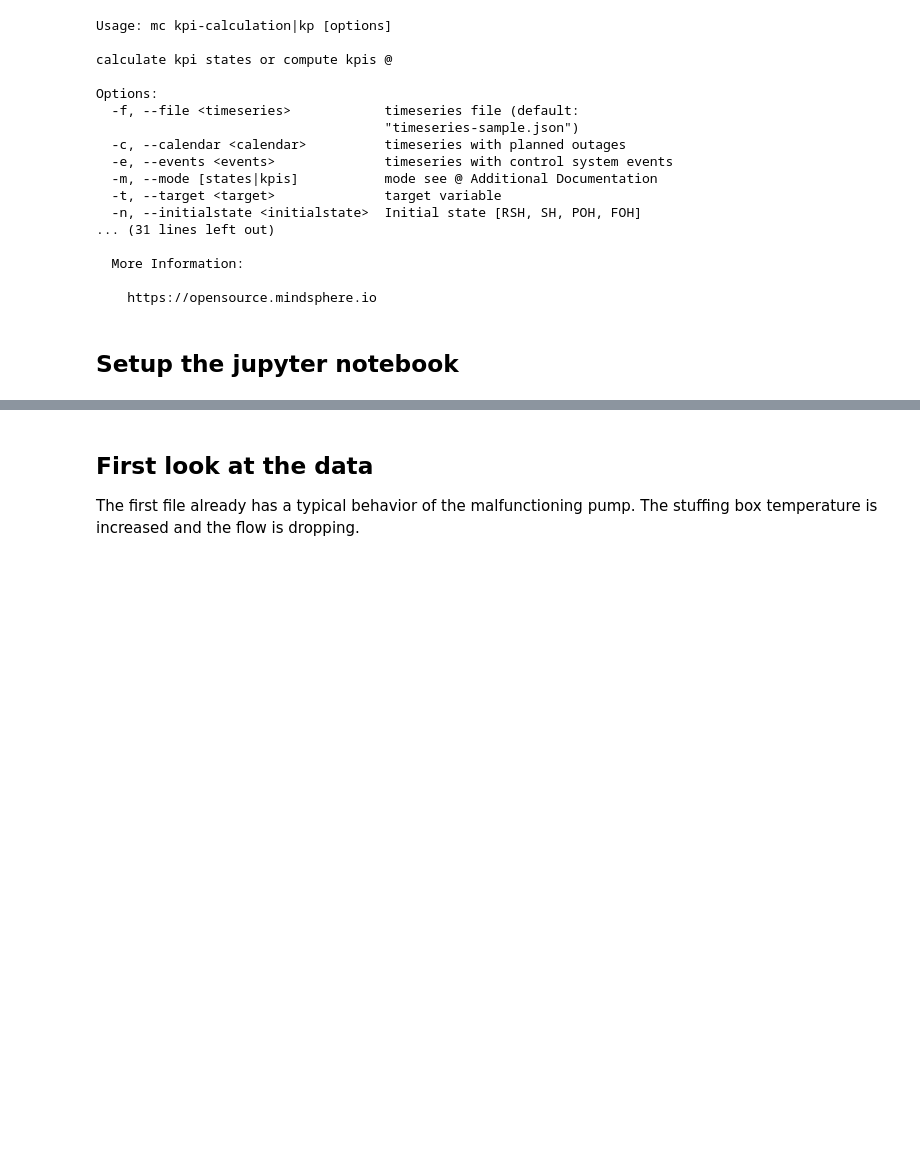
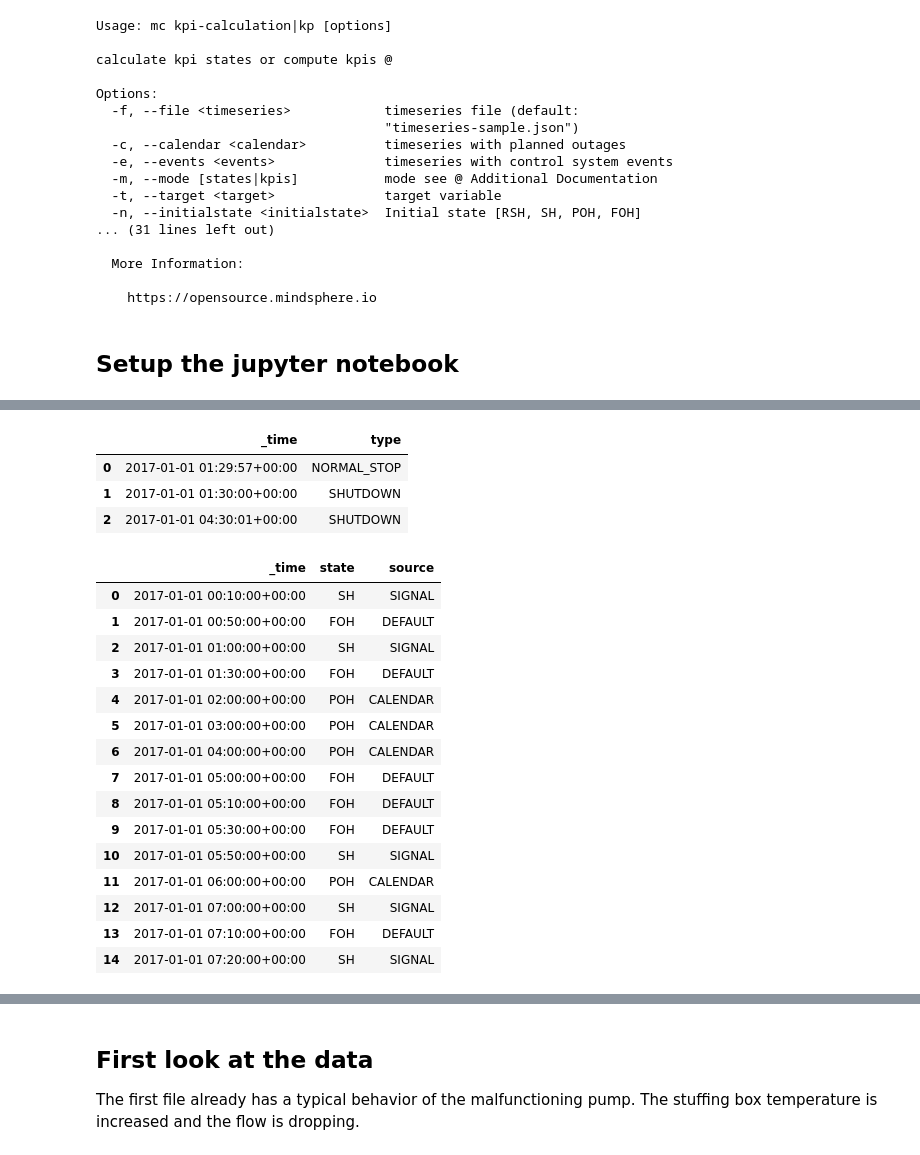
Before and after one commit to mindsphere/analytics-examples, a Jupyter notebook: kpi-calculation.ipynb, the cells around one changed output, grey strips where cells are left out. Saved outputs shown, nothing was run; the diff lists cells and outputs as text; code cells hidden in the pictures; blank space fills up the shorter version.

```diff
--- a/kpi-calculation.ipynb
+++ b/kpi-calculation.ipynb
@@ -64,0 +141,3 @@ This uses the example request from the documentation for calculation
+# %%
+calendar = pd.read_json("./data/kpis/calendar.json")
+calendar
@@ -64,0 +154,39 @@ This uses the example request from the documentation for calculation
+# %%
+events = pd.read_json("./data/kpis/sample-events.json")
+events
+# %% [output]
+|  | _time | type |
+| 0 | 2017-01-01 01:29:57+00:00 | NORMAL_STOP |
+| 1 | 2017-01-01 01:30:00+00:00 | SHUTDOWN |
+| 2 | 2017-01-01 04:30:01+00:00 | SHUTDOWN |
+# %%
+!mc kpi-calculation \
+--mode states \
+--file "./data/kpis/sample-timeseries.json" \
+--calendar "./data/kpis/calendar.json" \
+--events "./data/kpis/sample-events.json" \
+--target sensor \
+--threshold 1.1 \
+--shutdown 5000 \
+--passkey $passkey \
+> temp/compressor-states.json
+
+compressor = pd.read_json("./temp/compressor-states.json")
+compressor
+# %% [output]
+|  | _time | state | source |
+| 0 | 2017-01-01 00:10:00+00:00 | SH | SIGNAL |
+| 1 | 2017-01-01 00:50:00+00:00 | FOH | DEFAULT |
+| 2 | 2017-01-01 01:00:00+00:00 | SH | SIGNAL |
+| 3 | 2017-01-01 01:30:00+00:00 | FOH | DEFAULT |
+| 4 | 2017-01-01 02:00:00+00:00 | POH | CALENDAR |
+| 5 | 2017-01-01 03:00:00+00:00 | POH | CALENDAR |
+| 6 | 2017-01-01 04:00:00+00:00 | POH | CALENDAR |
+| 7 | 2017-01-01 05:00:00+00:00 | FOH | DEFAULT |
+| 8 | 2017-01-01 05:10:00+00:00 | FOH | DEFAULT |
+| 9 | 2017-01-01 05:30:00+00:00 | FOH | DEFAULT |
+| 10 | 2017-01-01 05:50:00+00:00 | SH | SIGNAL |
+| 11 | 2017-01-01 06:00:00+00:00 | POH | CALENDAR |
+| 12 | 2017-01-01 07:00:00+00:00 | SH | SIGNAL |
+| 13 | 2017-01-01 07:10:00+00:00 | FOH | DEFAULT |
+| 14 | 2017-01-01 07:20:00+00:00 | SH | SIGNAL |
```
Also changed, not shown: parts of 12 cells of this notebook, 4 other files.
